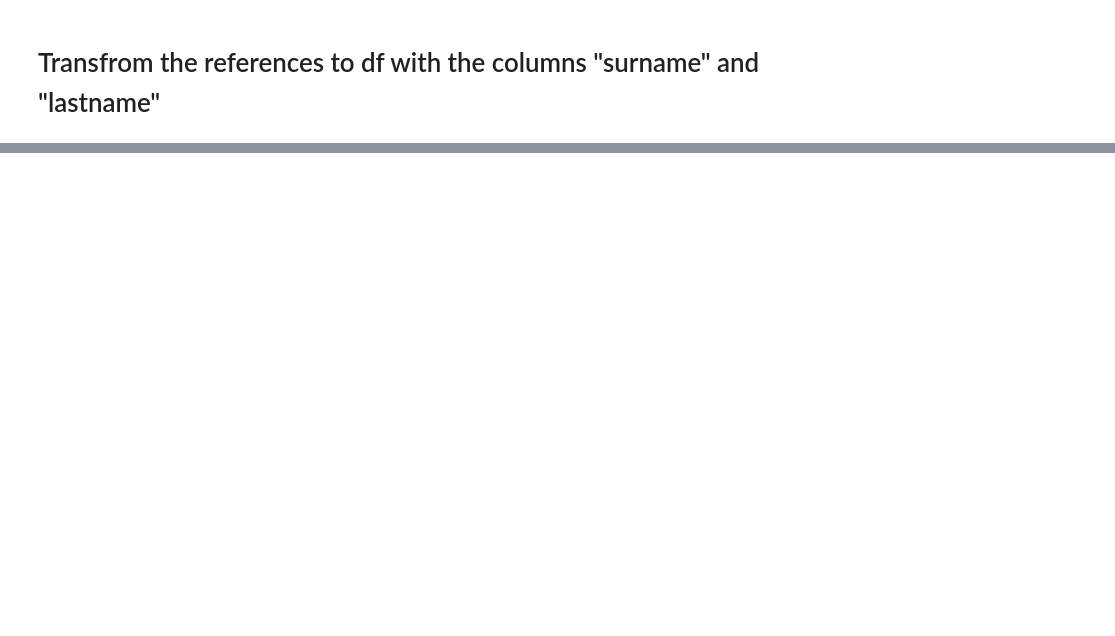
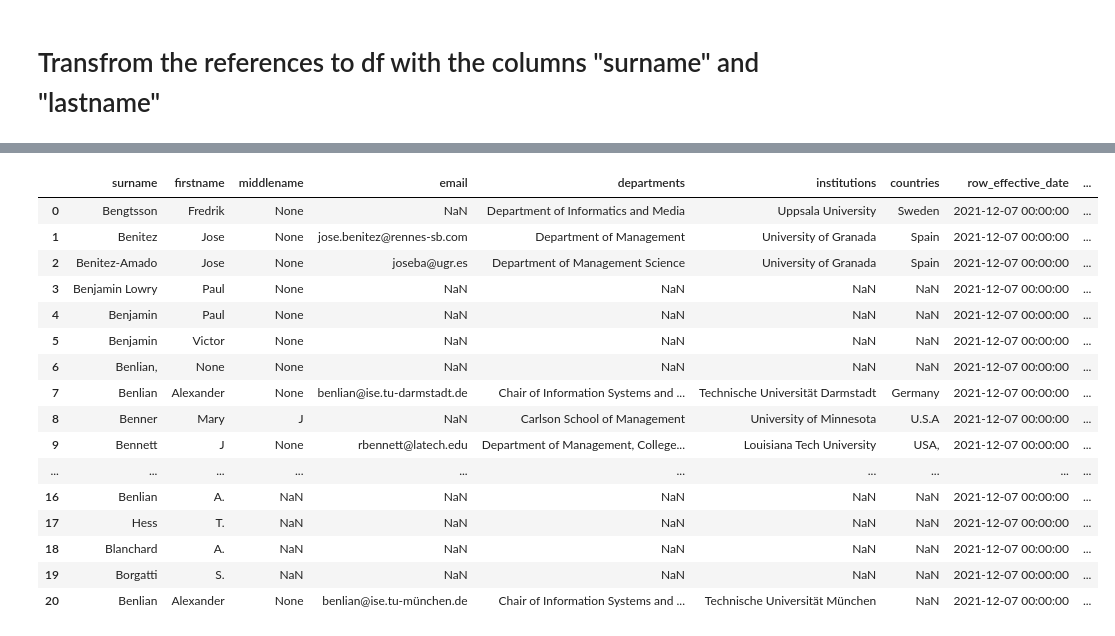
Before and after one commit to luisa2795/datawarehouse_for_SLR, a Jupyter notebook: ETL/testing.ipynb, the cells around one changed output, grey strips where cells are left out. Saved outputs shown, nothing was run; the diff lists cells and outputs as text; code cells hidden in the pictures; blank space fills up the shorter version.

```diff
--- a/ETL/testing.ipynb
+++ b/ETL/testing.ipynb
@@ -96,0 +179,3 @@ from_authors.head(2)
+# %%
+test_aut=from_authors.iloc[710:720]
+test_aut
@@ -96,0 +195,3 @@ from_authors.head(2)
+# %%
+test_ref=reference_authors.head(10)
+test_ref
@@ -96,0 +210,11 @@ from_authors.head(2)
+# %%
+#simulate finding delta between source and db data
+source_aut=test_aut.append(test_ref, sort=False, ignore_index=True)
+
+db_aut=from_authors[715:731]
+# %%
+source_aut['row_effective_date']=pd.to_datetime('today').normalize()
+source_aut['row_expiration_date']=pd.Timestamp.max.normalize()
+source_aut['current_row_indicator']='Current'
+#other would be 'Expired'
+source_aut.head()
@@ -96,0 +287,33 @@ from_authors.head(2)
+# %%
+#for testing SCD 2
+row_change= {'surname': 'Benlian',
+    'firstname': 'Alexander',
+    'middlename': None,
+    'email': 'benlian@ise.tu-münchen.de',
+    'departments': 'Chair of Information Systems and Electronic Services',
+    'institutions': 'Technische Universität München',
+    'countries_x': 'Germany',
+    'row_effective_date': '2021-12-07 00:00:00',
+    'row_expiration_date': '2262-04-11 00:00:00',
+    'current_row_indicator': 'Current'
+}
+
+source_aut=source_aut.append(row_change, ignore_index=True)
+# %% [output]
+|  | surname | firstname | middlename | email | departments | institutions | countries | row_effective_date | ... |
+| 0 | Bengtsson | Fredrik | None | NaN | Department of Informatics and Media | Uppsala University | Sweden | 2021-12-07 00:00:00 | ... |
+| 1 | Benitez | Jose | None | jose.benitez@rennes-sb.com | Department of Management | University of Granada | Spain | 2021-12-07 00:00:00 | ... |
+| 2 | Benitez-Amado | Jose | None | joseba@ugr.es | Department of Management Science | University of Granada | Spain | 2021-12-07 00:00:00 | ... |
+| 3 | Benjamin Lowry | Paul | None | NaN | NaN | NaN | NaN | 2021-12-07 00:00:00 | ... |
+| 4 | Benjamin | Paul | None | NaN | NaN | NaN | NaN | 2021-12-07 00:00:00 | ... |
+| 5 | Benjamin | Victor | None | NaN | NaN | NaN | NaN | 2021-12-07 00:00:00 | ... |
+| 6 | Benlian, | None | None | NaN | NaN | NaN | NaN | 2021-12-07 00:00:00 | ... |
+| 7 | Benlian | Alexander | None | benlian@ise.tu-darmstadt.de | Chair of Information Systems and ... | Technische Universität Darmstadt | Germany | 2021-12-07 00:00:00 | ... |
+| 8 | Benner | Mary | J | NaN | Carlson School of Management | University of Minnesota | U.S.A | 2021-12-07 00:00:00 | ... |
+| 9 | Bennett | J | None | rbennett@latech.edu | Department of Management, College... | Louisiana Tech University | USA, | 2021-12-07 00:00:00 | ... |
+| ... | ... | ... | ... | ... | ... | ... | ... | ... | ... |
+| 16 | Benlian | A. | NaN | NaN | NaN | NaN | NaN | 2021-12-07 00:00:00 | ... |
+| 17 | Hess | T. | NaN | NaN | NaN | NaN | NaN | 2021-12-07 00:00:00 | ... |
+| 18 | Blanchard | A. | NaN | NaN | NaN | NaN | NaN | 2021-12-07 00:00:00 | ... |
+| 19 | Borgatti | S. | NaN | NaN | NaN | NaN | NaN | 2021-12-07 00:00:00 | ... |
+| 20 | Benlian | Alexander | None | benlian@ise.tu-münchen.de | Chair of Information Systems and ... | Technische Universität München | NaN | 2021-12-07 00:00:00 | ... |
```
Also changed, not shown: parts of 24 cells of this notebook, 5 other files.
